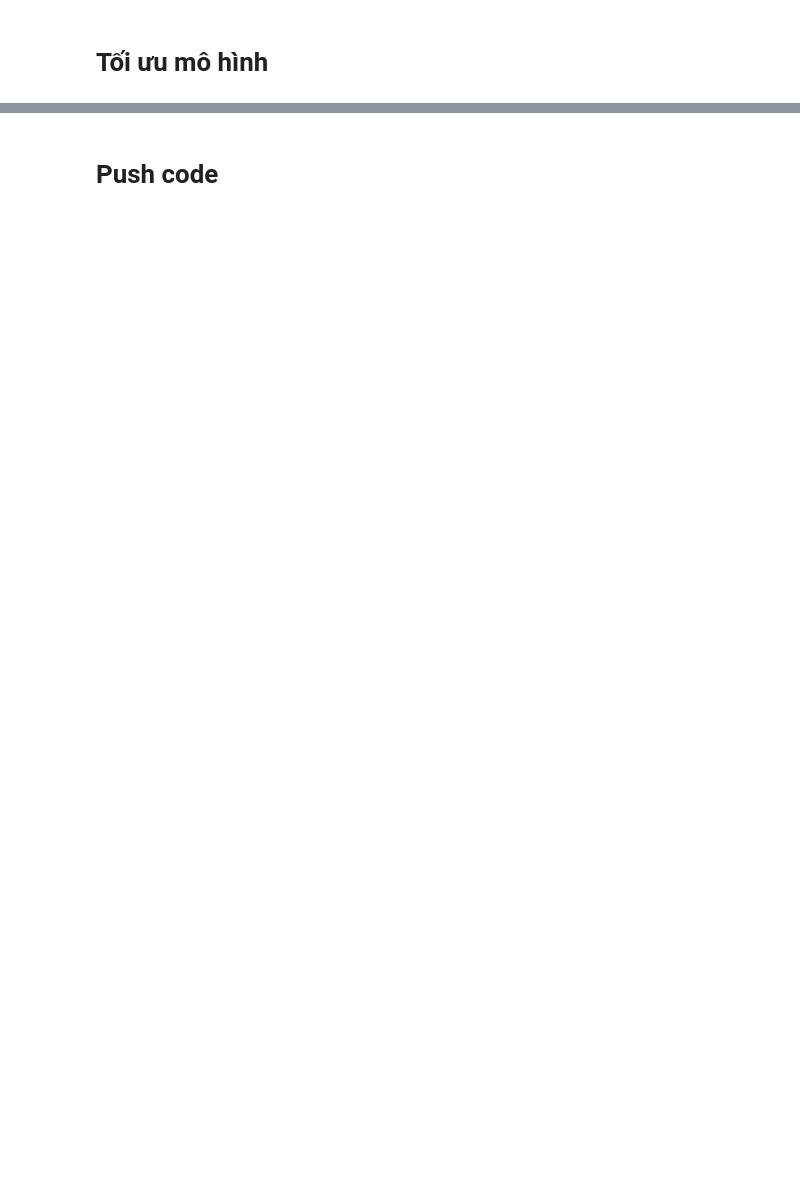
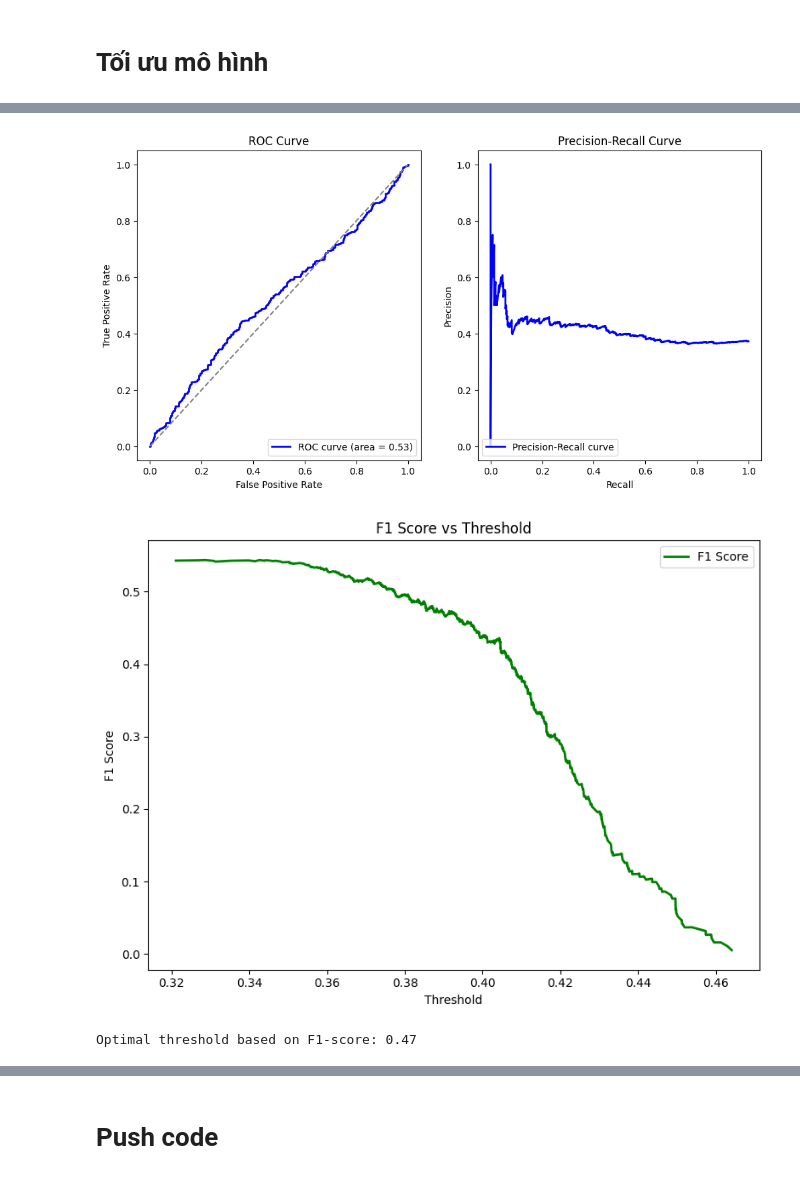
Before and after one commit to A47126/BT-Machine-Learning-Group-7, a Jupyter notebook: water_pota_no_plot.ipynb, the cells around one changed output, grey strips where cells are left out. Saved outputs shown, nothing was run; the diff lists cells and outputs as text; code cells hidden in the pictures; blank space fills up the shorter version.

```diff
--- a/water_pota_no_plot.ipynb
+++ b/water_pota_no_plot.ipynb
@@ -157,3 +172,6 @@ X_train = scaler.fit_transform(X_train)
 X_test = scaler.transform(X_test)
 # %% [markdown]
 # Chạy mô hình
+# %%
+model = LogisticRegression(random_state=42)
+model.fit(X_train, y_train)
@@ -160,2 +193,11 @@ X_test = scaler.transform(X_test)
 # %% [markdown]
 # Tối ưu mô hình
+# %%
+param_grid = {
+    'C': [0.01, 0.1, 1, 10, 100],
+    'solver': ['liblinear', 'lbfgs', 'saga'],
+    'max_iter': [100, 200, 300]
+}
+# %%
+grid_search = GridSearchCV(estimator = model, param_grid=param_grid, cv=5, n_jobs=-1, verbose=1)
+grid_search.fit(X_train, y_train)
@@ -161,0 +286,59 @@ X_test = scaler.transform(X_test)
+# %%
+import numpy as np
+import matplotlib.pyplot as plt
+from sklearn.linear_model import LogisticRegression
+from sklearn.metrics import roc_curve, auc, precision_recall_curve, f1_score
+
+# Giả sử bạn đã có X_train, y_train, X_test, y_test
+# Huấn luyện mô hình Logistic Regression
+model = LogisticRegression()
+model.fit(X_train, y_train)
+
+# Dự đoán xác suất (probabilities) cho lớp 1
+y_prob = model.predict_proba(X_test)[:, 1]
+
+# 1. Vẽ ROC Curve
+fpr, tpr, thresholds_roc = roc_curve(y_test, y_prob)
+roc_auc = auc(fpr, tpr)
+
+plt.figure(figsize=(12, 6))
+
+# ROC Curve
+plt.subplot(1, 2, 1)
+plt.plot(fpr, tpr, color='b', lw=2, label=f'ROC curve (area = {roc_auc:.2f})')
+plt.plot([0, 1], [0, 1], color='gray', linestyle='--')
+plt.xlabel('False Positive Rate')
+plt.ylabel('True Positive Rate')
+plt.title('ROC Curve')
+plt.legend(loc='lower right')
+
+# 2. Vẽ Precision-Recall Curve
+precision, recall, thresholds_pr = precision_recall_curve(y_test, y_prob)
+f1_scores = 2 * (precision * recall) / (precision + recall)  # Tính F1-score cho từng ngưỡng
+
+plt.subplot(1, 2, 2)
+plt.plot(recall, precision, color='b', lw=2, label='Precision-Recall curve')
+plt.xlabel('Recall')
+plt.ylabel('Precision')
+plt.title('Precision-Recall Curve')
+plt.legend(loc='lower left')
+
+# 3. Vẽ F1-score với các ngưỡng khác nhau
+plt.figure(figsize=(8, 6))
+plt.plot(thresholds_pr, f1_scores[:-1], color='g', lw=2, label='F1 Score')
+plt.xlabel('Threshold')
+plt.ylabel('F1 Score')
+plt.title('F1 Score vs Threshold')
+plt.legend(loc='best')
+
+# Hiển thị tất cả các biểu đồ
+plt.tight_layout()
+plt.show()
+
+# Chọn ngưỡng tối ưu (threshold) từ F1-score
+optimal_threshold = thresholds_pr[np.argmax(f1_scores)]
+print(f"Optimal threshold based on F1-score: {optimal_threshold:.2f}")
+# %% [output]
+[figure, added]
+[figure, added]
+Optimal threshold based on F1-score: 0.47
```
Also changed, not shown: parts of 17 cells of this notebook.
